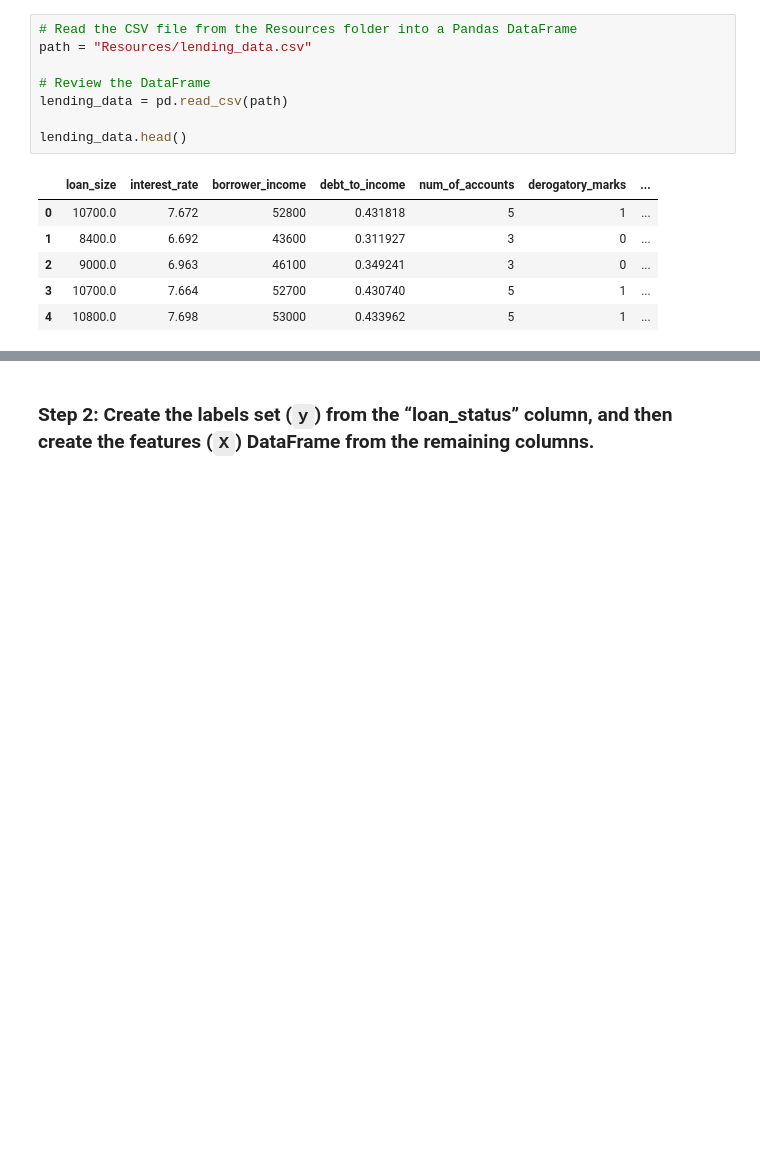
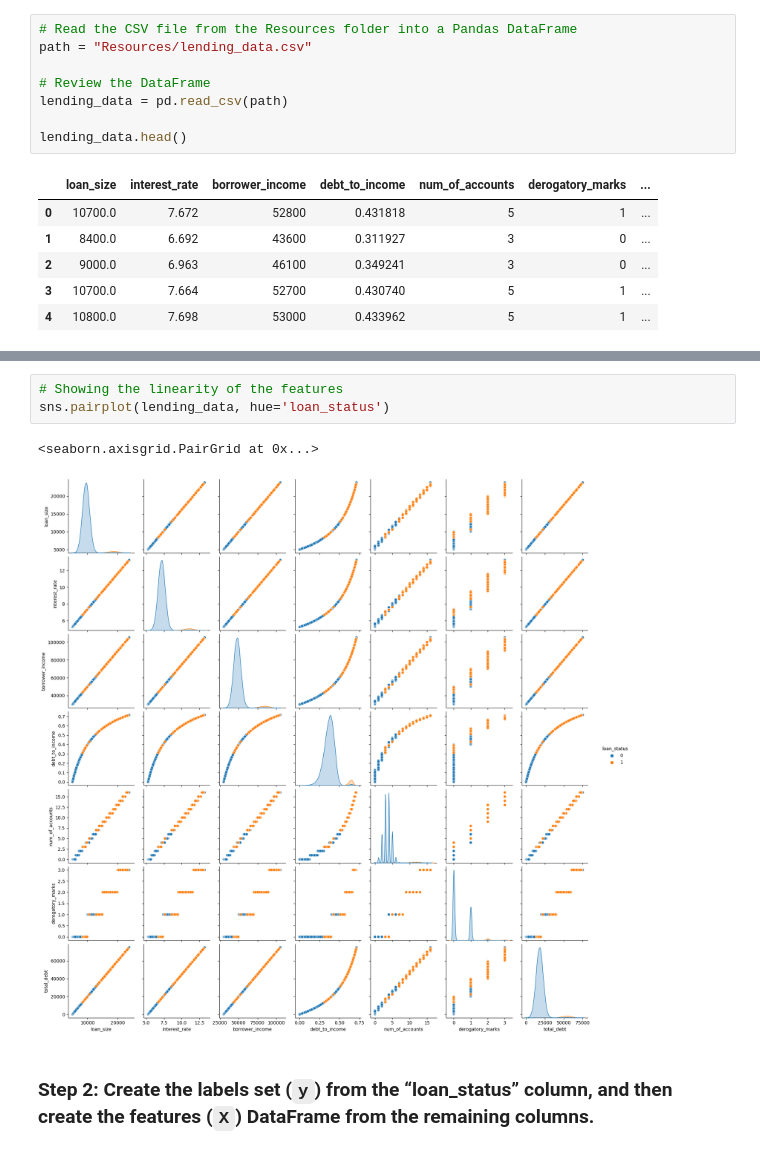
Before and after one commit to Kokolipa/credit-risk-classification, a Jupyter notebook: Starter_Code/credit_risk_classification.ipynb, the cells around one changed output, grey strips where cells are left out. Drawn from its saved outputs; the diff is of its cells as text; blank space fills up the shorter version.

```diff
--- a/Starter_Code/credit_risk_classification.ipynb
+++ b/Starter_Code/credit_risk_classification.ipynb
@@ -29,3 +46,9 @@ lending_data.head()
+# %%
+# Showing the linearity of the features
+sns.pairplot(lending_data, hue='loan_status')
+# %% [output]
+<seaborn.axisgrid.PairGrid at 0x...>
+[figure, added]
 # %% [markdown]
 ### Step 2: Create the labels set (`y`)  from the “loan_status” column, and then create the features (`X`) DataFrame from the remaining columns.
 # %%
```
Also changed, not shown: parts of 2 cells of this notebook, 3 other files.
